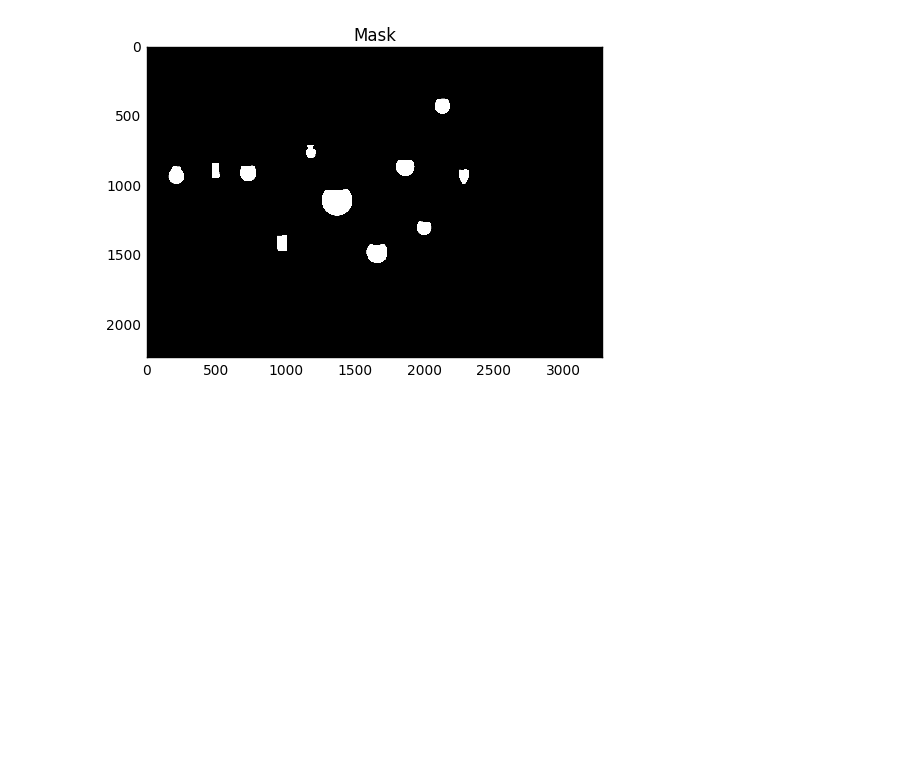
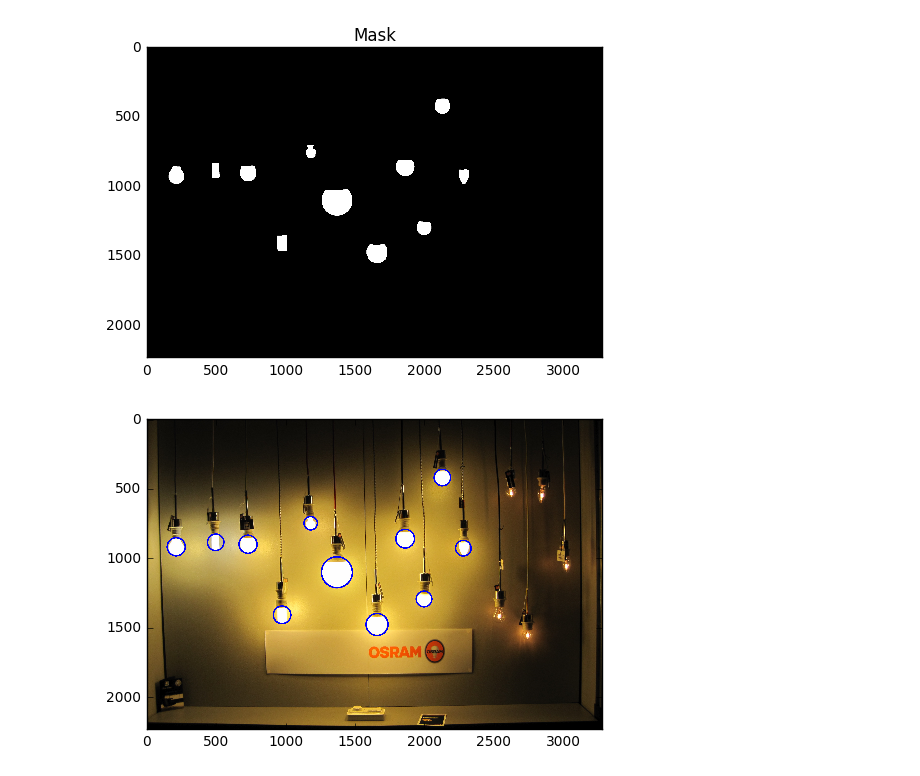
Before and after one commit to MrLokans/opencv-misc, a Jupyter notebook: detect_bright_spots.ipynb, the cells around one changed output. Saved outputs shown, nothing was run; the diff lists cells and outputs as text; code cells hidden in the pictures; blank space fills up the shorter version.

Commit message:
Now brightest spots are shown on the image.

```diff
--- a/detect_bright_spots.ipynb
+++ b/detect_bright_spots.ipynb
@@ -75,3 +75,14 @@ for label in np.unique(labels):
 show_image(mask, title='Mask', gray=True)
 # %% [output]
 [figure]
+# %%
+contours = cv2.findContours(mask.copy(), cv2.RETR_EXTERNAL, cv2.CHAIN_APPROX_SIMPLE)[1]
+
+
+for i, c in enumerate(contours):
+    (cx, cy), radius = cv2.minEnclosingCircle(c)
+    cv2.circle(image, (int(cx), int(cy)), int(radius), (255, 0, 0), 10)
+
+show_image(image)
+# %% [output]
+[figure, added]
```
